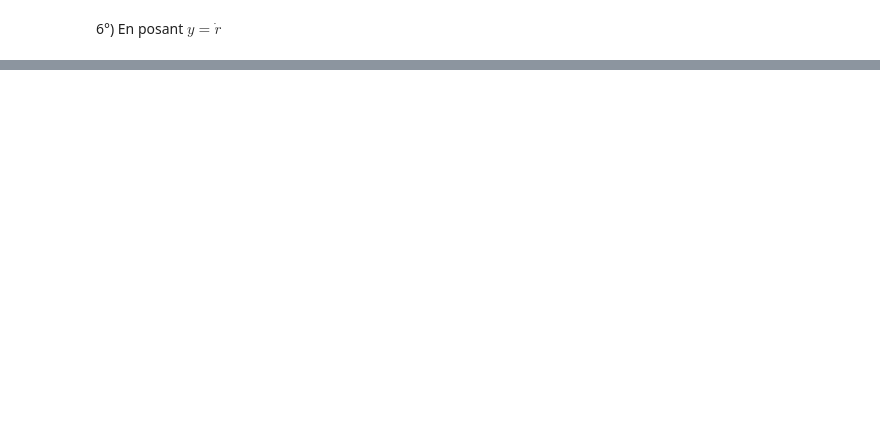
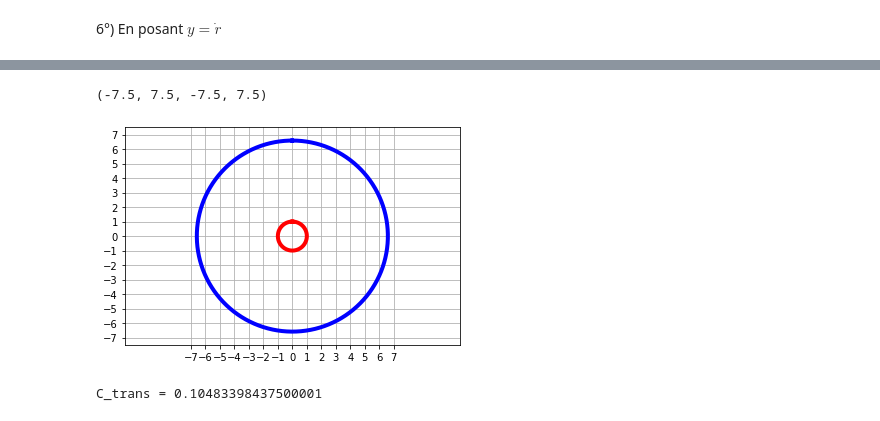
Before and after one commit to Goublie/DL-Dubus-Erba, a Jupyter notebook: DL_6.ipynb, the cells around one changed output, grey strips where cells are left out. Cells and saved outputs as stored; diff of their text form; code cells hidden in the pictures; blank space fills up the shorter version.

```diff
--- a/DL_6.ipynb
+++ b/DL_6.ipynb
@@ -357,0 +405,31 @@ def sat(liste_y,liste_t):
+# %%
+r_geo=6.59
+
+t = np.arange(0, 2.0*np.pi, 0.01) # tableau des valeurs de temps
+plt.plot(np.sin(t), np.cos(t), "r-", lw=4) # tracé de la courbe paramétré
+plt.plot(6.59*np.sin(t), r_geo*np.cos(t), "b-", lw=4) # tracé de la courbe paramétré
+plt.xticks(np.linspace(-7,7,15,endpoint=True)) # graduations en x
+plt.yticks(np.linspace(-7,7,15,endpoint=True)) # graduations en x
+plt.grid(True) # grille
+plt.axis("equal") # représentation même échelle sur x et y
+plt.axis([-7.5,7.5,-7.5,7.5]) # valeurs limites des axes
+# %% [output]
+(-7.5, 7.5, -7.5, 7.5)
+[figure, added]
+# %%
+def find_C_trans(liste_y0, t, r_geo, tol=0.01):
+    C_min, C_max = 0.1, 10.0
+    while C_max - C_min > tol:
+        C_mid = (C_min + C_max) / 2
+        sol = odeint(sat, liste_y0, t)
+        r = sol[:, 0]
+        if np.max(r) > r_geo:
+            C_max = C_mid
+        else:
+            C_min = C_mid
+    return (C_min + C_max) / 2
+
+C_trans = find_C_trans(liste_y0, t, r_geo)
+print(f'C_trans = {C_trans}')
+# %% [output]
+C_trans = 0.10483398437500001
```
Also changed, not shown: parts of 8 cells of this notebook.
